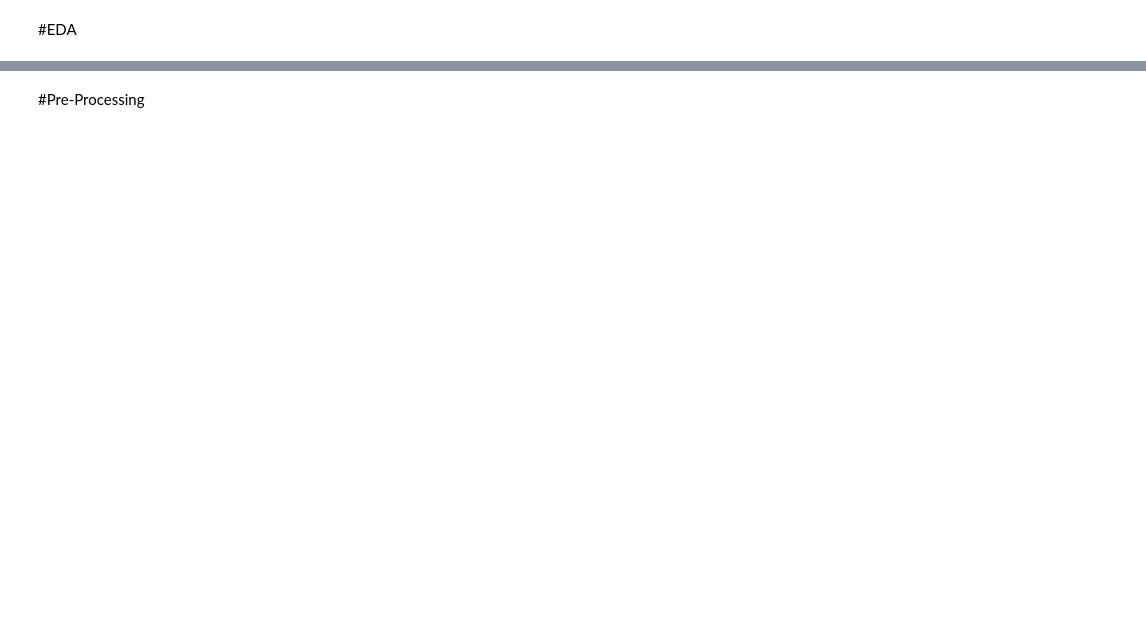
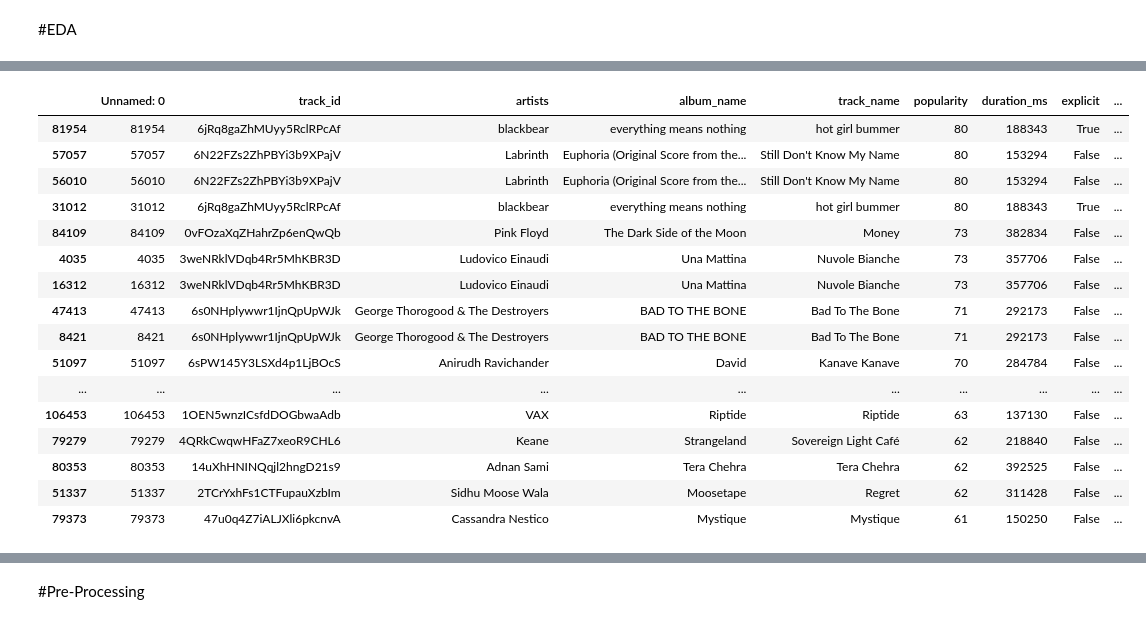
Before and after one commit to will-mccormack/CS-M148-Proj, a Jupyter notebook: Final_Project_Main.ipynb, the cells around one changed output, grey strips where cells are left out. Drawn from its saved outputs; the diff is of its cells as text; code cells hidden in the pictures; blank space fills up the shorter version.

```diff
--- a/Final_Project_Main.ipynb
+++ b/Final_Project_Main.ipynb
@@ -63,0 +370,22 @@ Index(['popularity', 'duration_ms', 'explicit', 'danceability', 'energy',
+# %%
+popular_zero_time = train[train['time_signature'] == 1]
+popular_nosleep_zero_time = popular_zero_time[popular_zero_time['track_genre'] != "sleep"]
+popular_nosleep_zero_time.nlargest(30, "popularity")
+# %% [output]
+|  | Unnamed: 0 | track_id | artists | album_name | track_name | popularity | duration_ms | explicit | ... |
+| 81954 | 81954 | 6jRq8gaZhMUyy5RclRPcAf | blackbear | everything means nothing | hot girl bummer | 80 | 188343 | True | ... |
+| 57057 | 57057 | 6N22FZs2ZhPBYi3b9XPajV | Labrinth | Euphoria (Original Score from the... | Still Don't Know My Name | 80 | 153294 | False | ... |
+| 56010 | 56010 | 6N22FZs2ZhPBYi3b9XPajV | Labrinth | Euphoria (Original Score from the... | Still Don't Know My Name | 80 | 153294 | False | ... |
+| 31012 | 31012 | 6jRq8gaZhMUyy5RclRPcAf | blackbear | everything means nothing | hot girl bummer | 80 | 188343 | True | ... |
+| 84109 | 84109 | 0vFOzaXqZHahrZp6enQwQb | Pink Floyd | The Dark Side of the Moon | Money | 73 | 382834 | False | ... |
+| 4035 | 4035 | 3weNRklVDqb4Rr5MhKBR3D | Ludovico Einaudi | Una Mattina | Nuvole Bianche | 73 | 357706 | False | ... |
+| 16312 | 16312 | 3weNRklVDqb4Rr5MhKBR3D | Ludovico Einaudi | Una Mattina | Nuvole Bianche | 73 | 357706 | False | ... |
+| 47413 | 47413 | 6s0NHplywwr1IjnQpUpWJk | George Thorogood & The Destroyers | BAD TO THE BONE | Bad To The Bone | 71 | 292173 | False | ... |
+| 8421 | 8421 | 6s0NHplywwr1IjnQpUpWJk | George Thorogood & The Destroyers | BAD TO THE BONE | Bad To The Bone | 71 | 292173 | False | ... |
+| 51097 | 51097 | 6sPW145Y3LSXd4p1LjBOcS | Anirudh Ravichander | David | Kanave Kanave | 70 | 284784 | False | ... |
+| ... | ... | ... | ... | ... | ... | ... | ... | ... | ... |
+| 106453 | 106453 | 1OEN5wnzICsfdDOGbwaAdb | VAX | Riptide | Riptide | 63 | 137130 | False | ... |
+| 79279 | 79279 | 4QRkCwqwHFaZ7xeoR9CHL6 | Keane | Strangeland | Sovereign Light Café | 62 | 218840 | False | ... |
+| 80353 | 80353 | 14uXhHNINQqjl2hngD21s9 | Adnan Sami | Tera Chehra | Tera Chehra | 62 | 392525 | False | ... |
+| 51337 | 51337 | 2TCrYxhFs1CTFupauXzbIm | Sidhu Moose Wala | Moosetape | Regret | 62 | 311428 | False | ... |
+| 79373 | 79373 | 47u0q4Z7iALJXli6pkcnvA | Cassandra Nestico | Mystique | Mystique | 61 | 150250 | False | ... |
```
Also changed, not shown: parts of 64 cells of this notebook.
